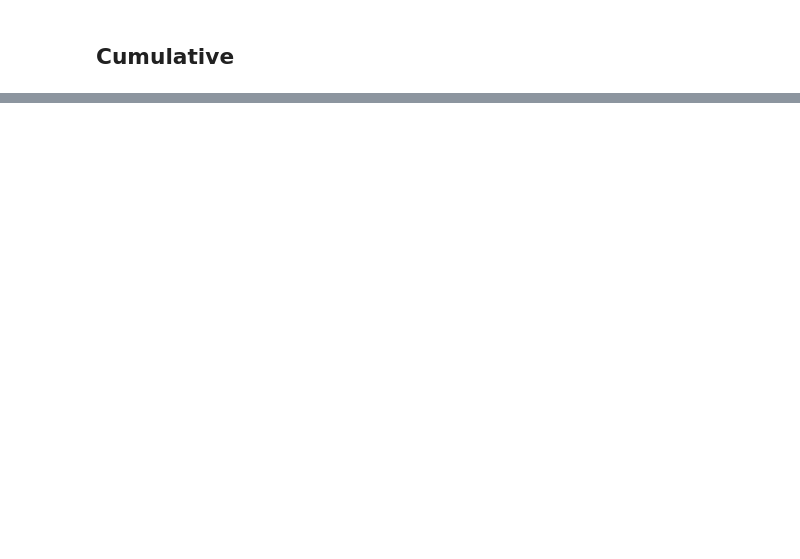
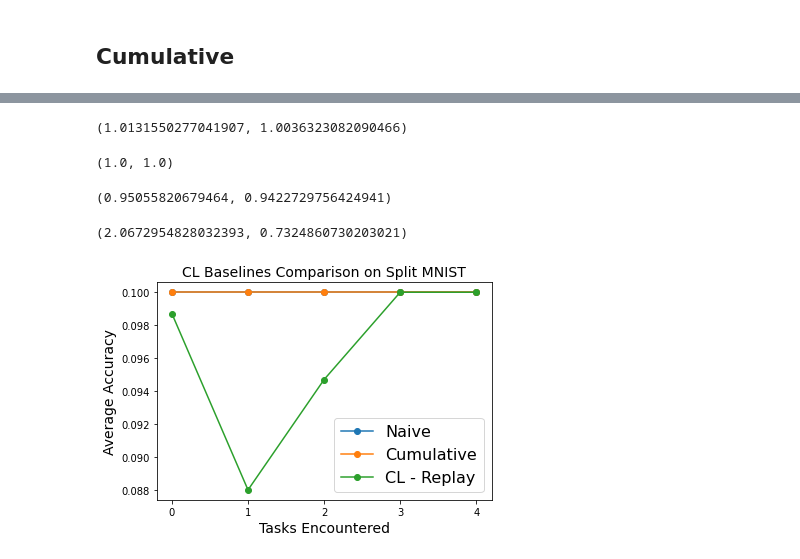
Before and after one commit to rudysemola/CL-experiments, a Jupyter notebook: CLaaS-DEMO-v1-Exp/CLaaS_v1.ipynb, the cells around one changed output, grey strips where cells are left out. Saved outputs shown, nothing was run; the diff lists cells and outputs as text; code cells hidden in the pictures; blank space fills up the shorter version.

```diff
--- a/CLaaS-DEMO-v1-Exp/CLaaS_v1.ipynb
+++ b/CLaaS-DEMO-v1-Exp/CLaaS_v1.ipynb
@@ -761,2 +822,5 @@ plt.legend(prop={'size': 16});
 # %% [markdown]
 ## Naive
+# %%
+# MODEL CREATION !
+model = SimpleCNN(num_classes=scenario.n_classes)
@@ -763,2 +1045,5 @@ plt.legend(prop={'size': 16});
 # %% [markdown]
 ## Cumulative
+# %%
+# MODEL CREATION !
+model = SimpleCNN(num_classes=scenario.n_classes)
@@ -766,0 +1279,3 @@ plt.legend(prop={'size': 16});
+# %%
+# MODEL CREATION !
+model = SimpleCNN(num_classes=scenario.n_classes)
@@ -766,0 +1422,18 @@ plt.legend(prop={'size': 16});
+# %%
+# time
+avg_time['CL_Replay'] = build_results(results_cl,list_metric=[], key_res='Time_Epoch/train_phase/train_stream/Task000')
+#RAM
+avg_RAM['CL_Replay'] = build_results(results_cl,list_metric=[], key_res='MaxRAMUsage_Epoch/train_phase/train_stream/Task000')
+#CPU
+avg_CPU['CL_Replay'] = build_results(results_cl,list_metric=[], key_res='CPUUsage_Epoch/train_phase/train_stream/Task000')
+#Disk
+avg_Disk['CL_Replay'] = build_results(results_cl,list_metric=[], key_res='DiskUsage_Epoch/train_phase/train_stream/Task000')
+#GPU
+avg_GPU['CL_Replay'] = build_results(results_cl,list_metric=[], key_res='MaxGPU0Usage_Epoch/train_phase/train_stream/Task000')
+# SA
+stream_acc['CL_Replay'] = results_cl[-1]['Top1_Acc_Stream/eval_phase/test_stream/Task000']
+# Acc list for exp
+acc_exp['CL_Replay'] = build_results(results_cl,list_metric=[], key_res='Top1_Acc_Stream/eval_phase/test_stream/Task000', do_avg=False)
+
+#TEST
+avg_time,avg_RAM, avg_CPU, avg_Disk, avg_GPU, stream_acc, acc_exp
@@ -773,0 +1495,24 @@ What Else?
+# %%
+"RAM"
+RAM_perc_naive = avg_RAM['CL_Replay'] /avg_RAM['Naive']
+RAM_perc_cum = avg_RAM['CL_Replay'] /avg_RAM['Cum']
+
+RAM_perc_naive, RAM_perc_cum
+# %% [output]
+(1.0131550277041907, 1.0036323082090466)
+# %%
+"Disk"
+Disk_perc_naive = avg_Disk['CL_Replay'] /avg_Disk['Naive']
+Disk_perc_cum = avg_Disk['CL_Replay'] /avg_Disk['Cum']
+
+Disk_perc_naive, Disk_perc_cum
+# %% [output]
+(1.0, 1.0)
+# %%
+"CPU"
+CPU_perc_naive = avg_CPU['CL_Replay'] /avg_CPU['Naive']
+CPU_perc_cum = avg_CPU['CL_Replay'] /avg_CPU['Cum']
+
+CPU_perc_naive, CPU_perc_cum
+# %% [output]
+(0.95055820679464, 0.9422729756424941)
@@ -773,0 +1525,19 @@ What Else?
+# %%
+"TIME"
+TIME_perc_naive = avg_time['CL_Replay'] /avg_time['Naive']
+TIME_perc_cum = avg_time['CL_Replay'] /avg_time['Cum']
+
+TIME_perc_naive, TIME_perc_cum
+# %% [output]
+(2.0672954828032393, 0.7324860730203021)
+# %%
+plt.plot(range(scenario.n_experiences), acc_exp['Naive'], '-o', label="Naive")
+plt.plot(range(scenario.n_experiences), acc_exp['Cum'], '-o', label="Cumulative")
+plt.plot(range(scenario.n_experiences), acc_exp['CL_Replay'], '-o', label="CL - Replay")
+plt.xlabel('Tasks Encountered', fontsize=14)
+plt.ylabel('Average Accuracy', fontsize=14)
+plt.title('CL Baselines Comparison on Split MNIST', fontsize=14);
+plt.xticks(range(scenario.n_experiences))
+plt.legend(prop={'size': 16});
+# %% [output]
+[figure, added]
```
Also changed, not shown: parts of 24 cells of this notebook.
